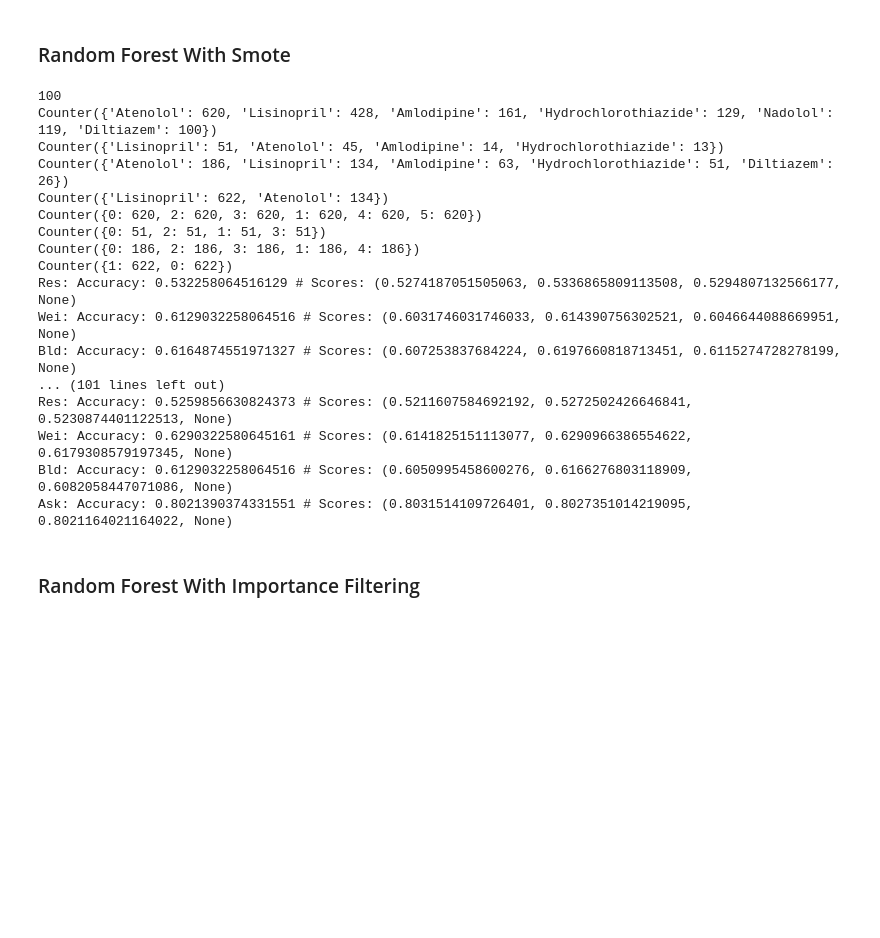
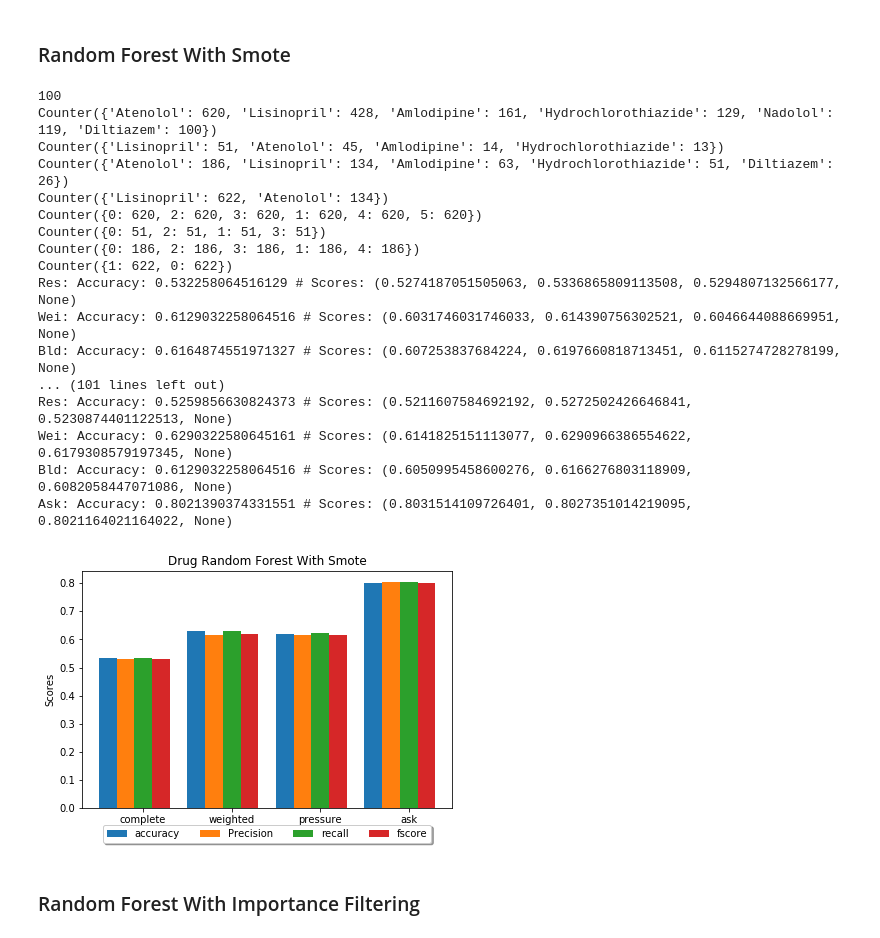
Before and after one commit to AHAMES/GraduationProject.Social.Media.Drug.Side.Effects.Classification, a Jupyter notebook: Classifier2/Classifier.ipynb, the cells around one changed output. Cells and saved outputs as stored; diff of their text form; code cells hidden in the pictures; blank space fills up the shorter version.

```diff
--- a/Classifier2/Classifier.ipynb
+++ b/Classifier2/Classifier.ipynb
@@ -320,47 +354,65 @@ for estimators in range (100,1000,100):
     wei_Stats=wei_Stats.append({'Estimators':estimators,'Accuracy':wei_acc,'Precision':wei_scores[0],'Recall':wei_scores[1],'FScore':wei_scores[2]},ignore_index=True)
     bld_Stats=bld_Stats.append({'Estimators':estimators,'Accuracy':blood_acc,'Precision':blood_scores[0],'Recall':blood_scores[1],'FScore':blood_scores[2]},ignore_index=True)
     ask_Stats=ask_Stats.append({'Estimators':estimators,'Accuracy':ask_acc,'Precision':ask_scores[0],'Recall':ask_scores[1],'FScore':ask_scores[2]},ignore_index=True)
-writer = pd.ExcelWriter('Forrest_Stats'+label+'.xlsx', engine='xlsxwriter')
+'''writer = pd.ExcelWriter('Forrest_Stats'+label+'.xlsx', engine='xlsxwriter')
 res_Stats.to_excel(writer, sheet_name='Sheet1')
 wei_Stats.to_excel(writer, sheet_name='Sheet2')
 bld_Stats.to_excel(writer, sheet_name='Sheet3')
 ask_Stats.to_excel(writer, sheet_name='Sheet4')
-writer.save()
-max_res=res_Stats.iloc[res_Stats['FScore'].tolist().index(max(res_Stats['FScore'].tolist()))].to_frame().transpose()
-max_wei=wei_Stats.iloc[wei_Stats['FScore'].tolist().index(max(wei_Stats['FScore'].tolist()))].to_frame().transpose()
-max_bld=bld_Stats.iloc[bld_Stats['FScore'].tolist().index(max(bld_Stats['FScore'].tolist()))].to_frame().transpose()
-max_ask=ask_Stats.iloc[ask_Stats['FScore'].tolist().index(max(ask_Stats['FScore'].tolist()))].to_frame().transpose()
+writer.save()'''
+x1=res_Stats['FScore'].tolist().index(max(res_Stats['FScore'].tolist()))
+x2=wei_Stats['FScore'].tolist().index(max(wei_Stats['FScore'].tolist()))
+x3=bld_Stats['FScore'].tolist().index(max(bld_Stats['FScore'].tolist()))
+x4=ask_Stats['FScore'].tolist().index(max(ask_Stats['FScore'].tolist()))
+max_res=res_Stats.iloc[x1].to_frame().transpose()
+max_wei=wei_Stats.iloc[x2].to_frame().transpose()
+max_bld=bld_Stats.iloc[x3].to_frame().transpose()
+max_ask=ask_Stats.iloc[x4].to_frame().transpose()
 stats=pd.DataFrame(columns = ['Estimators' , 'Accuracy', 'Precision' , 'Recall','FScore'])
 max_res['Estimators']="Complete"
 max_wei['Estimators']="Weighted"
 max_bld['Estimators']="Pressure"
 max_ask['Estimators']="Ask"
 stats=stats.append(max_res)
 stats=stats.append(max_wei)
 stats=stats.append(max_bld)
 stats=stats.append(max_ask)
 
-writer = pd.ExcelWriter('Forrest_StatsTotal'+'.xlsx', engine='xlsxwriter')
+plotResult(label+" Random Forest With Smote",max_res,max_wei,max_bld,max_ask,x1,x2,x3,x4)
+
+import os.path
+if not os.path.exists('Forrest_StatsTotal'+'.xlsx'):
+    writer = pd.ExcelWriter('Forrest_StatsTotal'+'.xlsx', engine = 'xlsxwriter')
+
+    writer.save()
+    writer.close()
+writer = pd.ExcelWriter('Forrest_StatsTotal'+'.xlsx', engine='openpyxl')
+book = load_workbook('Forrest_StatsTotal'+'.xlsx')
+writer.book = book
+writer.sheets = dict((ws.title, ws) for ws in book.worksheets)
+
 stats.to_excel(writer, sheet_name=label)
 writer.save()
+writer.close()
 # %% [output]
 100
 Counter({'Atenolol': 620, 'Lisinopril': 428, 'Amlodipine': 161, 'Hydrochlorothiazide': 129, 'Nadolol': 119, 'Diltiazem': 100})
 Counter({'Lisinopril': 51, 'Atenolol': 45, 'Amlodipine': 14, 'Hydrochlorothiazide': 13})
 Counter({'Atenolol': 186, 'Lisinopril': 134, 'Amlodipine': 63, 'Hydrochlorothiazide': 51, 'Diltiazem': 26})
 Counter({'Lisinopril': 622, 'Atenolol': 134})
 Counter({0: 620, 2: 620, 3: 620, 1: 620, 4: 620, 5: 620})
 Counter({0: 51, 2: 51, 1: 51, 3: 51})
 Counter({0: 186, 2: 186, 3: 186, 1: 186, 4: 186})
 Counter({1: 622, 0: 622})
 Res: Accuracy: 0.532258064516129 # Scores: (0.5274187051505063, 0.5336865809113508, 0.5294807132566177, None)
 Wei: Accuracy: 0.6129032258064516 # Scores: (0.6031746031746033, 0.614390756302521, 0.6046644088669951, None)
 Bld: Accuracy: 0.6164874551971327 # Scores: (0.607253837684224, 0.6197660818713451, 0.6115274728278199, None)
 ... (101 lines left out)
 Res: Accuracy: 0.5259856630824373 # Scores: (0.5211607584692192, 0.5272502426646841, 0.5230874401122513, None)
 Wei: Accuracy: 0.6290322580645161 # Scores: (0.6141825151113077, 0.6290966386554622, 0.6179308579197345, None)
 Bld: Accuracy: 0.6129032258064516 # Scores: (0.6050995458600276, 0.6166276803118909, 0.6082058447071086, None)
 Ask: Accuracy: 0.8021390374331551 # Scores: (0.8031514109726401, 0.8027351014219095, 0.8021164021164022, None)
+[figure, added]
 # %% [markdown]
 ### Random Forest With Importance Filtering
 # %%
```
Also changed, not shown: parts of 7 cells of this notebook, 13 other files.
